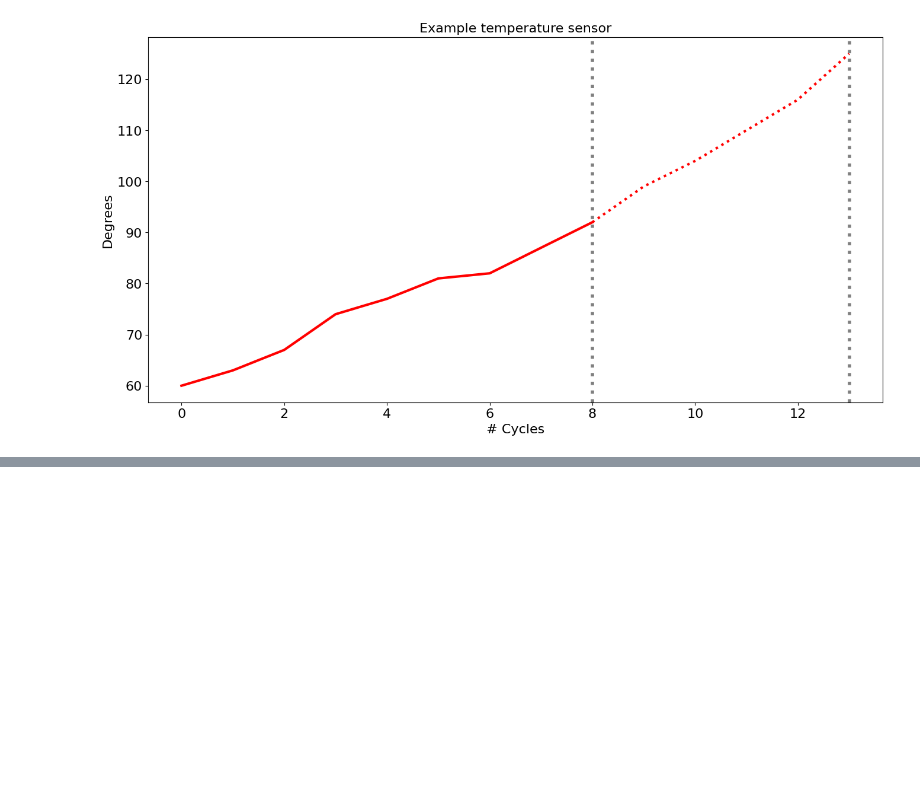
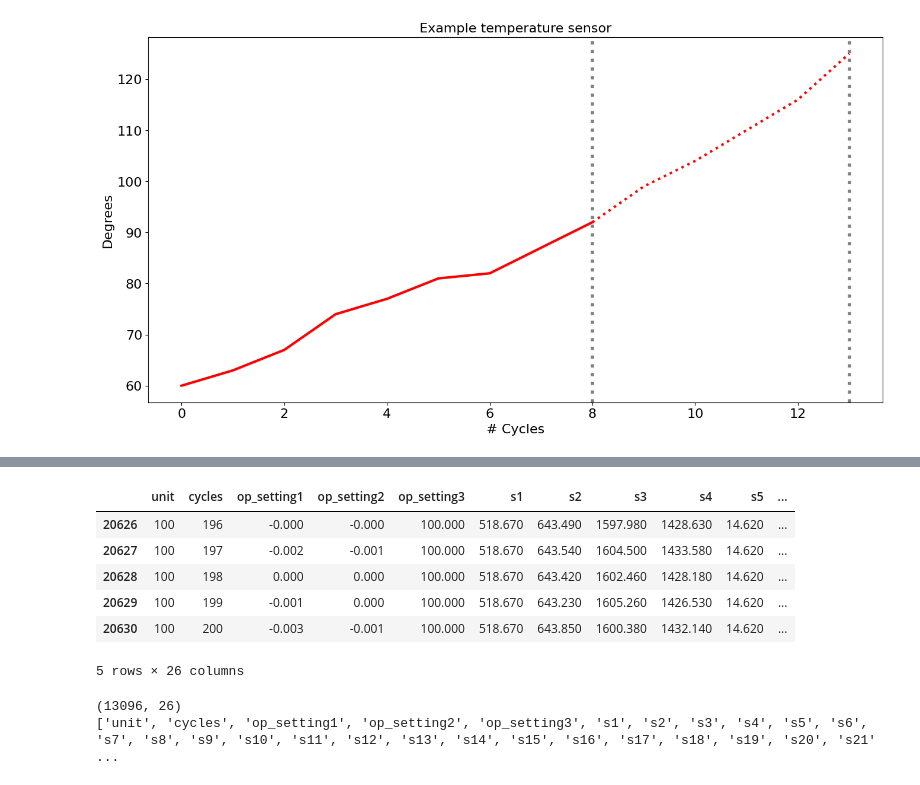
Before and after one commit to ecscioni/rul_prediction, a Jupyter notebook: FD001.ipynb, the cells around one changed output, grey strips where cells are left out. Saved outputs shown, nothing was run; the diff lists cells and outputs as text; code cells hidden in the pictures; blank space fills up the shorter version.

```diff
--- a/FD001.ipynb
+++ b/FD001.ipynb
@@ -59,0 +102,16 @@ plt.show()
+# %%
+train.tail()
+# %% [output]
+|  | unit | cycles | op_setting1 | op_setting2 | op_setting3 | s1 | s2 | s3 | s4 | s5 | ... |
+| 20626 | 100 | 196 | -0.000 | -0.000 | 100.000 | 518.670 | 643.490 | 1597.980 | 1428.630 | 14.620 | ... |
+| 20627 | 100 | 197 | -0.002 | -0.001 | 100.000 | 518.670 | 643.540 | 1604.500 | 1433.580 | 14.620 | ... |
+| 20628 | 100 | 198 | 0.000 | 0.000 | 100.000 | 518.670 | 643.420 | 1602.460 | 1428.180 | 14.620 | ... |
+| 20629 | 100 | 199 | -0.001 | 0.000 | 100.000 | 518.670 | 643.230 | 1605.260 | 1426.530 | 14.620 | ... |
+| 20630 | 100 | 200 | -0.003 | -0.001 | 100.000 | 518.670 | 643.850 | 1600.380 | 1432.140 | 14.620 | ... |
+5 rows × 26 columns
+# %%
+print(test.shape)
+print(list(test.columns))
+# %% [output]
+(13096, 26)
+['unit', 'cycles', 'op_setting1', 'op_setting2', 'op_setting3', 's1', 's2', 's3', 's4', 's5', 's6', 's7', 's8', 's9', 's10', 's11', 's12', 's13', 's14', 's15', 's16', 's17', 's18', 's19', 's20', 's21' ...
```
Also changed, not shown: parts of 13 cells of this notebook.
